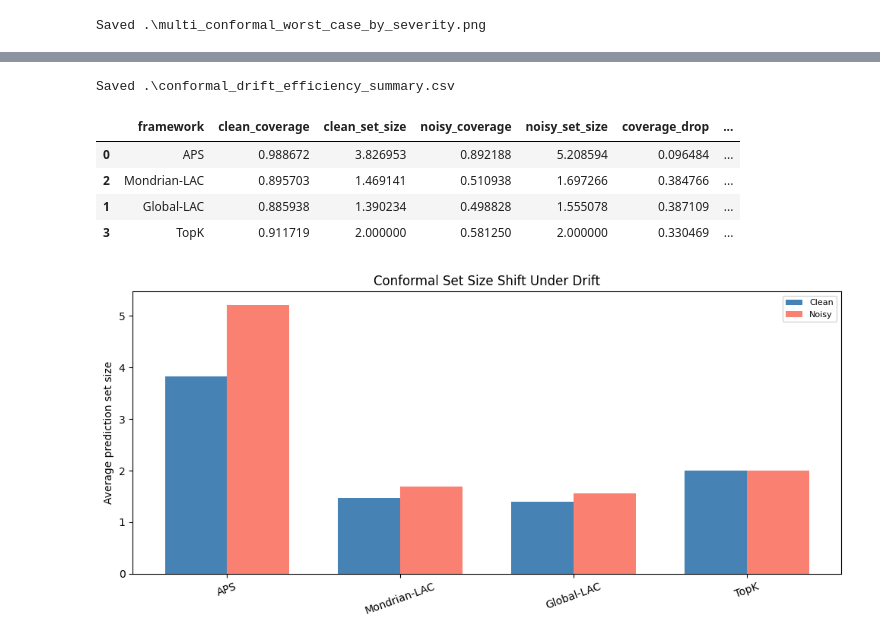
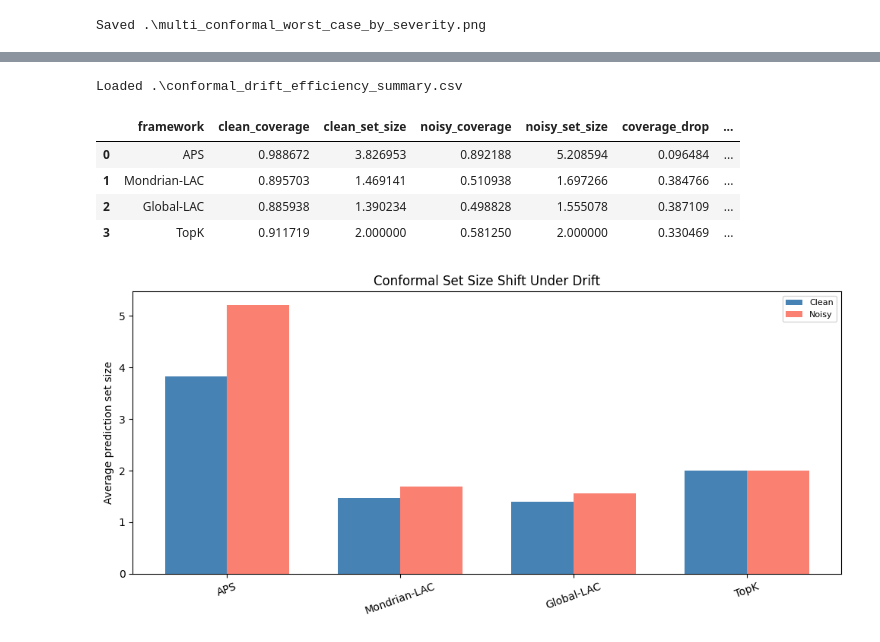
Before and after one commit to tmb2k01/dacal-stream-learning, a Jupyter notebook: playground/CIFAR10C_multi_conformal_mmd.ipynb, the cells around one changed output, grey strips where cells are left out. Saved outputs shown, nothing was run; the diff lists cells and outputs as text; code cells hidden in the pictures.

```diff
--- a/playground/CIFAR10C_multi_conformal_mmd.ipynb
+++ b/playground/CIFAR10C_multi_conformal_mmd.ipynb
@@ -477,50 +614,53 @@ Building per-framework stream metrics...
 Per-framework stream rows: 160
 # %%
 # Summary table: how each conformal framework reacts when drift appears.
-clean_stats = (
-    fw_stream_df[fw_stream_df['phase'] == 'clean']
-    .groupby('framework')[['coverage', 'avg_set_size']]
-    .mean()
-    .rename(columns={'coverage': 'clean_coverage', 'avg_set_size': 'clean_set_size'})
-)
-noisy_stats = (
-    fw_stream_df[fw_stream_df['phase'] == 'noisy']
-    .groupby('framework')[['coverage', 'avg_set_size']]
-    .mean()
-    .rename(columns={'coverage': 'noisy_coverage', 'avg_set_size': 'noisy_set_size'})
-)
+if (not FORCE_RERUN_PREDICTORS) and os.path.exists(EFFICIENCY_CSV):
+    eff_df = pd.read_csv(EFFICIENCY_CSV)
+    print('Loaded', EFFICIENCY_CSV)
+else:
+    clean_stats = (
+        fw_stream_df[fw_stream_df['phase'] == 'clean']
+        .groupby('framework')[['coverage', 'avg_set_size']]
+        .mean()
+        .rename(columns={'coverage': 'clean_coverage', 'avg_set_size': 'clean_set_size'})
+    )
+    noisy_stats = (
+        fw_stream_df[fw_stream_df['phase'] == 'noisy']
+        .groupby('framework')[['coverage', 'avg_set_size']]
+        .mean()
+        .rename(columns={'coverage': 'noisy_coverage', 'avg_set_size': 'noisy_set_size'})
+    )
 
-eff_df = clean_stats.join(noisy_stats).reset_index()
-eff_df['coverage_drop'] = eff_df['clean_coverage'] - eff_df['noisy_coverage']
-eff_df['set_size_increase'] = eff_df['noisy_set_size'] - eff_df['clean_set_size']
+    eff_df = clean_stats.join(noisy_stats).reset_index()
+    eff_df['coverage_drop'] = eff_df['clean_coverage'] - eff_df['noisy_coverage']
+    eff_df['set_size_increase'] = eff_df['noisy_set_size'] - eff_df['clean_set_size']
 
-alert_steps = mddf[(mddf['alert']) & (mddf['step'] >= STREAM_CLEAN_BATCHES)]['step'].tolist()
-if len(alert_steps) > 0:
-    first_alert = int(alert_steps[0])
-    alert_size = (
-        fw_stream_df[fw_stream_df['step'] == first_alert]
-        .set_index('framework')['avg_set_size']
-        .rename('set_size_at_first_alert')
-    )
-    eff_df = eff_df.merge(alert_size, left_on='framework', right_index=True, how='left')
-    eff_df['first_alert_set_size_jump'] = eff_df['set_size_at_first_alert'] - eff_df['clean_set_size']
-else:
-    eff_df['set_size_at_first_alert'] = np.nan
-    eff_df['first_alert_set_size_jump'] = np.nan
+    alert_steps = mddf[(mddf['alert']) & (mddf['step'] >= STREAM_CLEAN_BATCHES)]['step'].tolist()
+    if len(alert_steps) > 0:
+        first_alert = int(alert_steps[0])
+        alert_size = (
+            fw_stream_df[fw_stream_df['step'] == first_alert]
+            .set_index('framework')['avg_set_size']
+            .rename('set_size_at_first_alert')
+        )
+        eff_df = eff_df.merge(alert_size, left_on='framework', right_index=True, how='left')
+        eff_df['first_alert_set_size_jump'] = eff_df['set_size_at_first_alert'] - eff_df['clean_set_size']
+    else:
+        eff_df['set_size_at_first_alert'] = np.nan
+        eff_df['first_alert_set_size_jump'] = np.nan
 
-# A simple combined score: smaller coverage drop and larger set-size adaptation are better.
-eff_df['drift_efficiency_score'] = eff_df['set_size_increase'] - eff_df['coverage_drop']
+    # A simple combined score: smaller coverage drop and larger set-size adaptation are better.
+    eff_df['drift_efficiency_score'] = eff_df['set_size_increase'] - eff_df['coverage_drop']
 
-eff_csv = os.path.join(OUTPUT_DIR, 'conformal_drift_efficiency_summary.csv')
-eff_df.sort_values('drift_efficiency_score', ascending=False).to_csv(eff_csv, index=False)
-print('Saved', eff_csv)
+    eff_df.sort_values('drift_efficiency_score', ascending=False).to_csv(EFFICIENCY_CSV, index=False)
+    print('Saved', EFFICIENCY_CSV)
 display(eff_df.sort_values('drift_efficiency_score', ascending=False))
 # %% [output]
-Saved .\conformal_drift_efficiency_summary.csv
+Loaded .\conformal_drift_efficiency_summary.csv
 |  | framework | clean_coverage | clean_set_size | noisy_coverage | noisy_set_size | coverage_drop | ... |
 | 0 | APS | 0.988672 | 3.826953 | 0.892188 | 5.208594 | 0.096484 | ... |
-| 2 | Mondrian-LAC | 0.895703 | 1.469141 | 0.510938 | 1.697266 | 0.384766 | ... |
-| 1 | Global-LAC | 0.885938 | 1.390234 | 0.498828 | 1.555078 | 0.387109 | ... |
+| 1 | Mondrian-LAC | 0.895703 | 1.469141 | 0.510938 | 1.697266 | 0.384766 | ... |
+| 2 | Global-LAC | 0.885938 | 1.390234 | 0.498828 | 1.555078 | 0.387109 | ... |
 | 3 | TopK | 0.911719 | 2.000000 | 0.581250 | 2.000000 | 0.330469 | ... |
 # %%
 # Visualization 1: clean vs noisy set-size change per framework.
```
Also changed, not shown: parts of 11 cells of this notebook.
